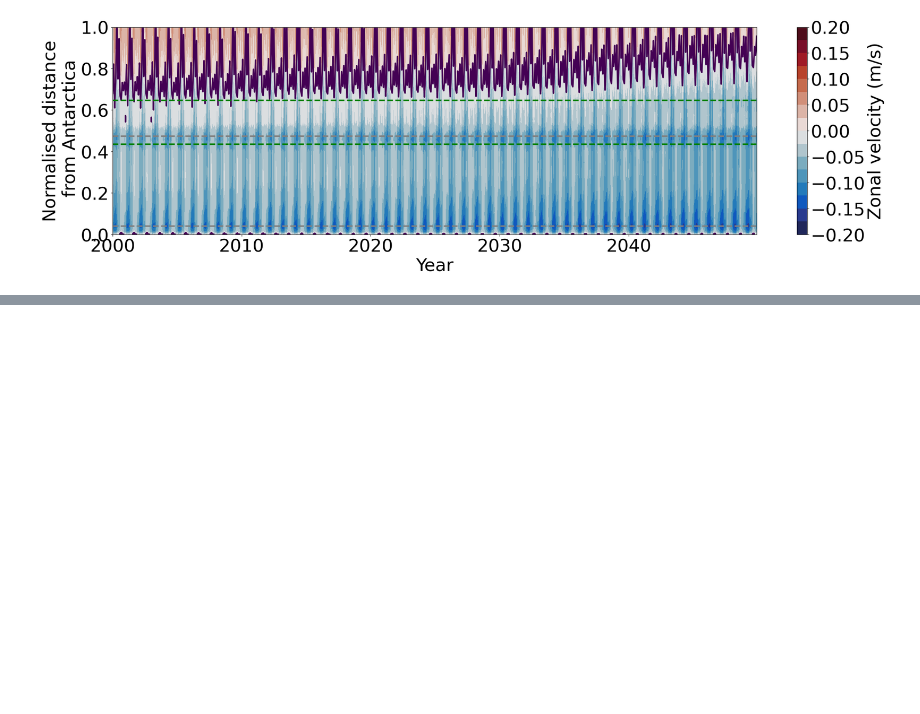
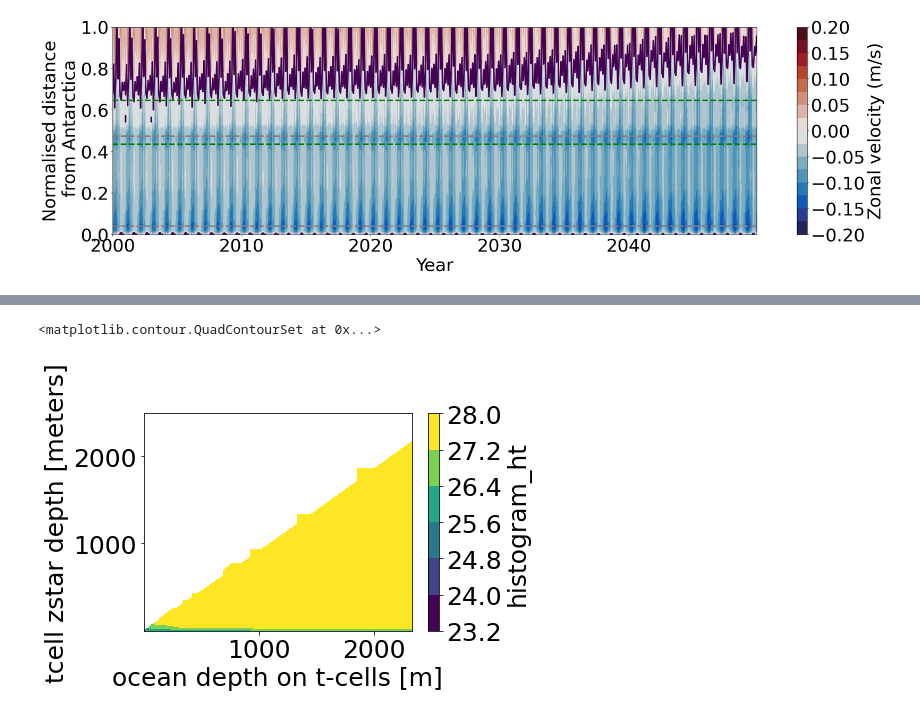
Before and after one commit to ongqingyee/MW-perturb-ASC, a Jupyter notebook: plotting_scripts/FIGCircumpolar_av_MW_isobath.ipynb, the cells around one changed output, grey strips where cells are left out. Drawn from its saved outputs; the diff is of its cells as text; code cells hidden in the pictures; blank space fills up the shorter version.

```diff
--- a/plotting_scripts/FIGCircumpolar_av_MW_isobath.ipynb
+++ b/plotting_scripts/FIGCircumpolar_av_MW_isobath.ipynb
@@ -876,0 +1016,3 @@ plt.tight_layout()
+# %%
+start_time='2110-01-01 00:00:00'
+end_time='2159-12-31 00:00:00'
@@ -876,0 +1216,5 @@ plt.tight_layout()
+# %%
+(density_houvmoller.isel(time = -1)).plot.contourf()
+# %% [output]
+<matplotlib.contour.QuadContourSet at 0x...>
+[figure, added]
```
Also changed, not shown: parts of 62 cells of this notebook.
